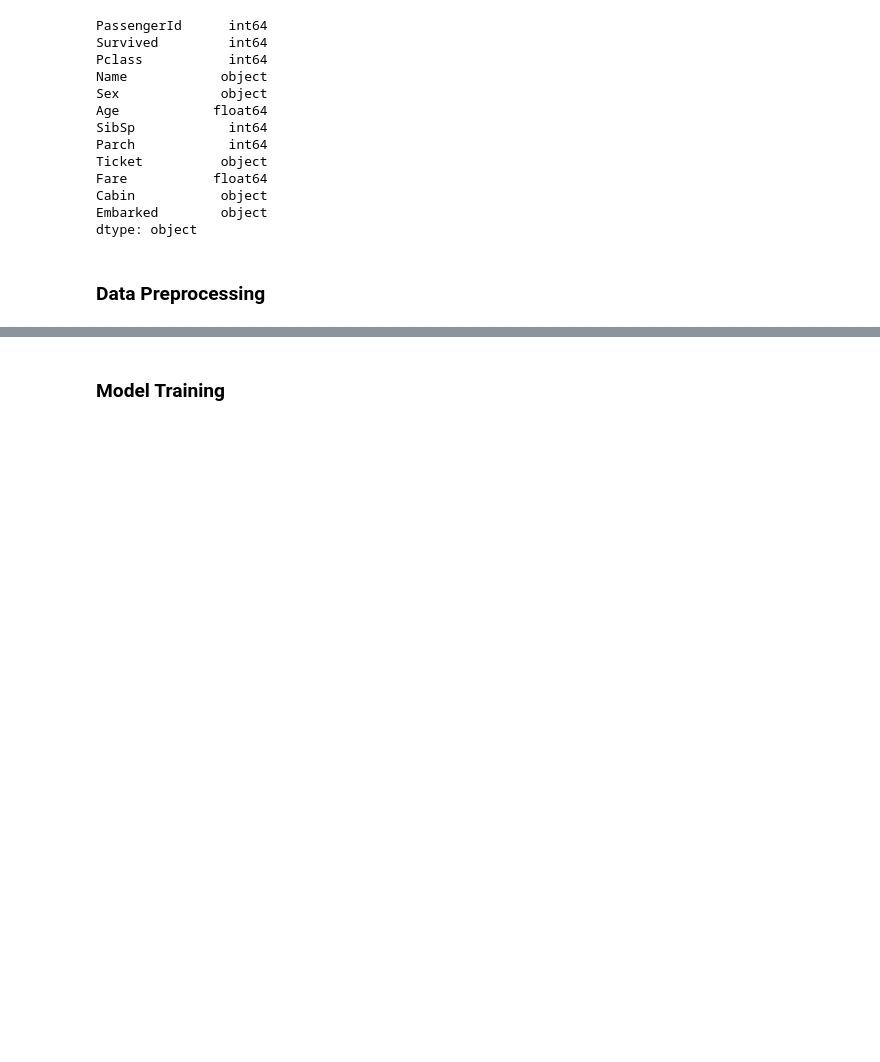
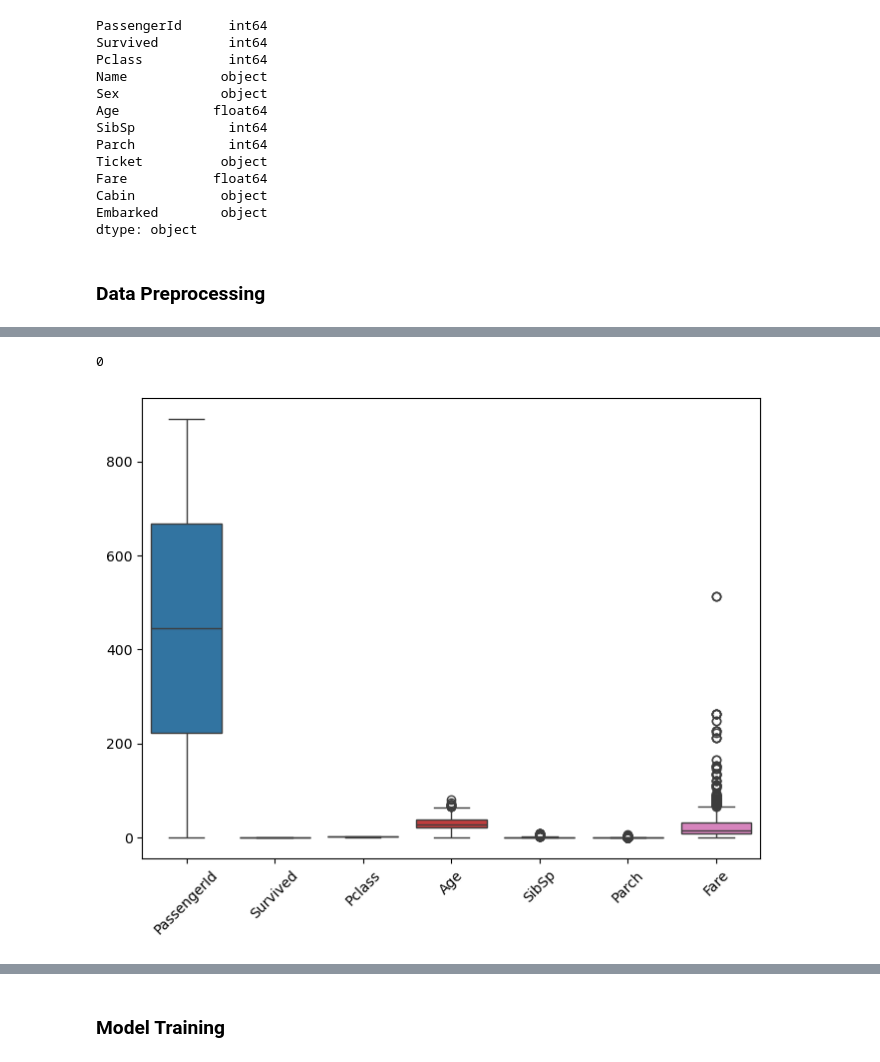
Before and after one commit to Graceyujung/Kaggle, a Jupyter notebook: Kaggle/titanic/titanic.ipynb, the cells around one changed output, grey strips where cells are left out. Saved outputs shown, nothing was run; the diff lists cells and outputs as text; code cells hidden in the pictures; blank space fills up the shorter version.

Commit message:
Preprocessed dataset

```diff
--- a/Kaggle/titanic/titanic.ipynb
+++ b/Kaggle/titanic/titanic.ipynb
@@ -6,7 +6,7 @@ import numpy as np
 import matplotlib.pyplot as plt
 import seaborn as sns
 # %%
-data1 = pd.read_csv('dataset/train.csv')
+data = pd.read_csv('dataset/train.csv')
 data2 = pd.read_csv('dataset/test.csv')
 # %% [markdown]
 ### Explore the Train Data
@@ -45,0 +62,11 @@ dtype: object
+# %%
+data.duplicated().sum()
+# %% [output]
+0
+# %%
+plt.figure(figsize=(8,6))
+sns.boxplot(data=data)
+plt.xticks(rotation=45)
+plt.show()
+# %% [output]
+[figure, added]
```
Also changed, not shown: parts of 21 cells of this notebook.
